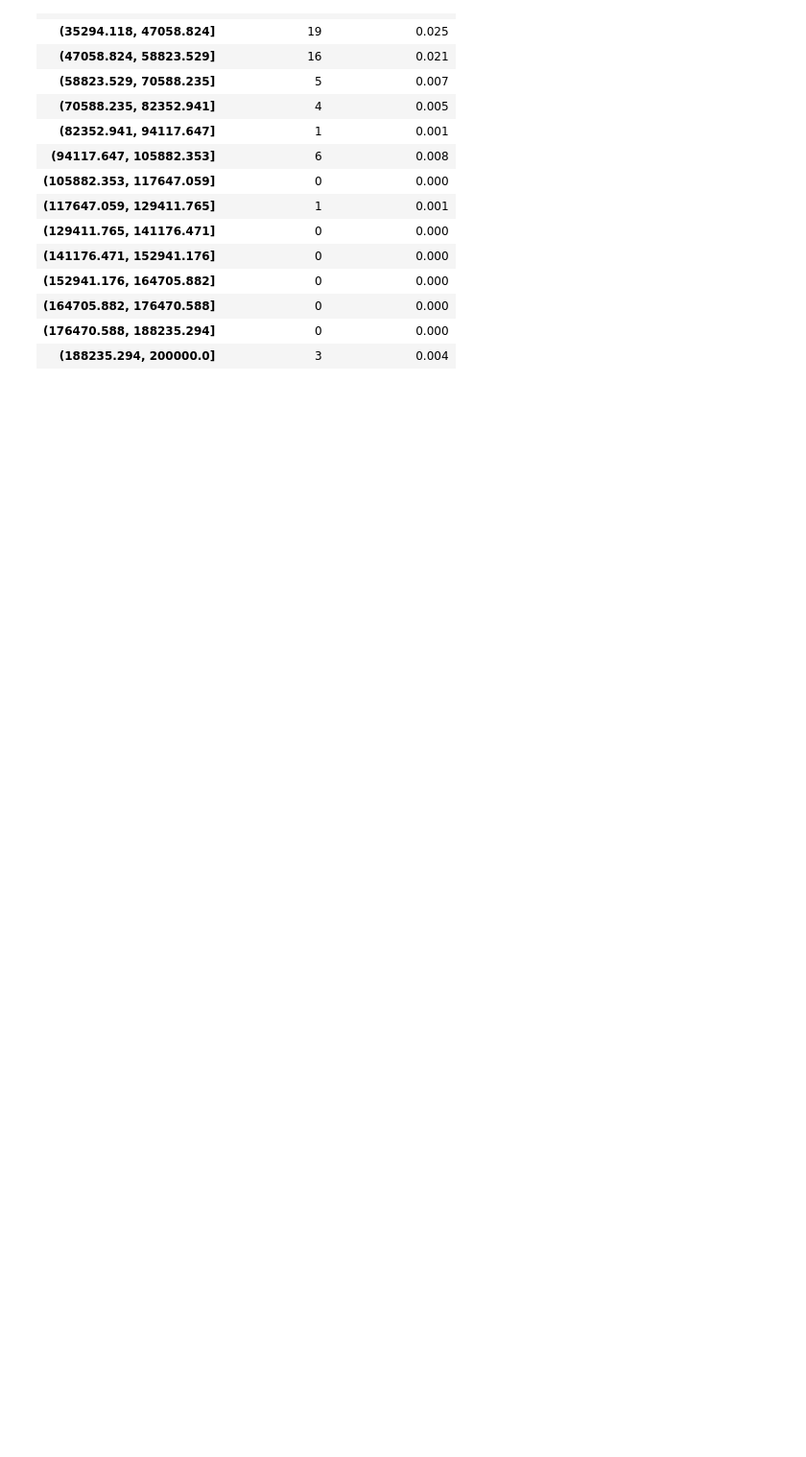
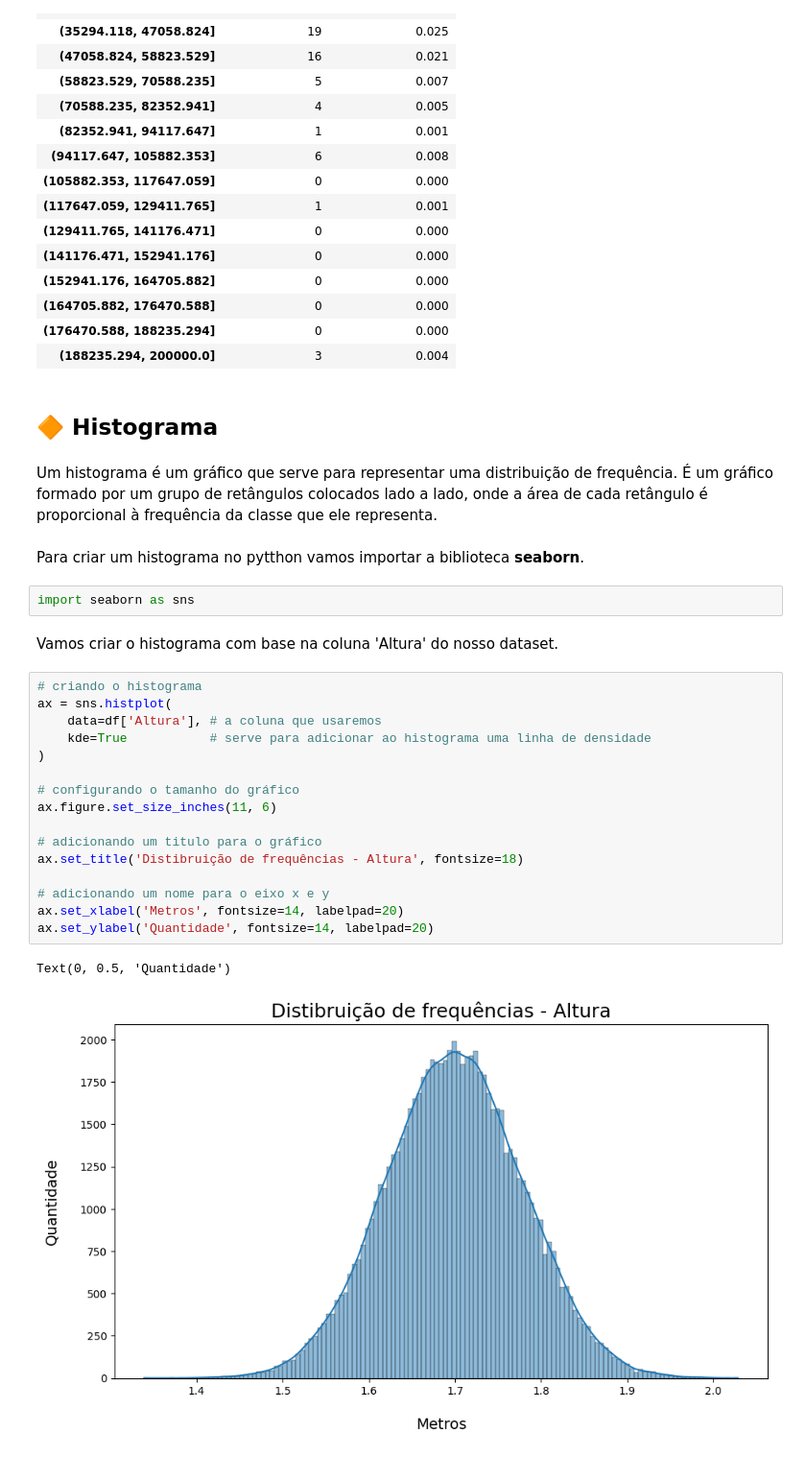
Before and after one commit to huanbarrosn/estudo_ds, a Jupyter notebook: matematica/estatistica-com-python-alura/frequencias-e-medidas.ipynb, the cells around one changed output. Shown at 96% size. Cells and saved outputs as stored; diff of their text form; blank space fills up the shorter version.

```diff
--- a/matematica/estatistica-com-python-alura/frequencias-e-medidas.ipynb
+++ b/matematica/estatistica-com-python-alura/frequencias-e-medidas.ipynb
@@ -575,3 +575,32 @@ df_frequencias
 | (164705.882, 176470.588] | 0 | 0.000 |
 | (176470.588, 188235.294] | 0 | 0.000 |
 | (188235.294, 200000.0] | 3 | 0.004 |
+# %% [markdown]
+## 🔶 Histograma
+# %% [markdown]
+Um histograma é um gráfico que serve para representar uma distribuição de frequência. É um gráfico formado por um grupo de retângulos colocados lado a lado, onde a área de cada retângulo é proporcional à frequência da classe que ele representa.
+# %% [markdown]
+Para criar um histograma no pytthon vamos importar a biblioteca **seaborn**.
+# %%
+import seaborn as sns
+# %% [markdown]
+Vamos criar o histograma com base na coluna 'Altura' do nosso dataset.
+# %%
+# criando o histograma
+ax = sns.histplot(
+    data=df['Altura'], # a coluna que usaremos
+    kde=True           # serve para adicionar ao histograma uma linha de densidade
+)
+
+# configurando o tamanho do gráfico
+ax.figure.set_size_inches(11, 6)
+
+# adicionando um titulo para o gráfico
+ax.set_title('Distibruição de frequências - Altura', fontsize=18)
+
+# adicionando um nome para o eixo x e y
+ax.set_xlabel('Metros', fontsize=14, labelpad=20)
+ax.set_ylabel('Quantidade', fontsize=14, labelpad=20)
+# %% [output]
+Text(0, 0.5, 'Quantidade')
+[figure, added]
```
Also changed, not shown: parts of 18 cells of this notebook, 5 other files.
